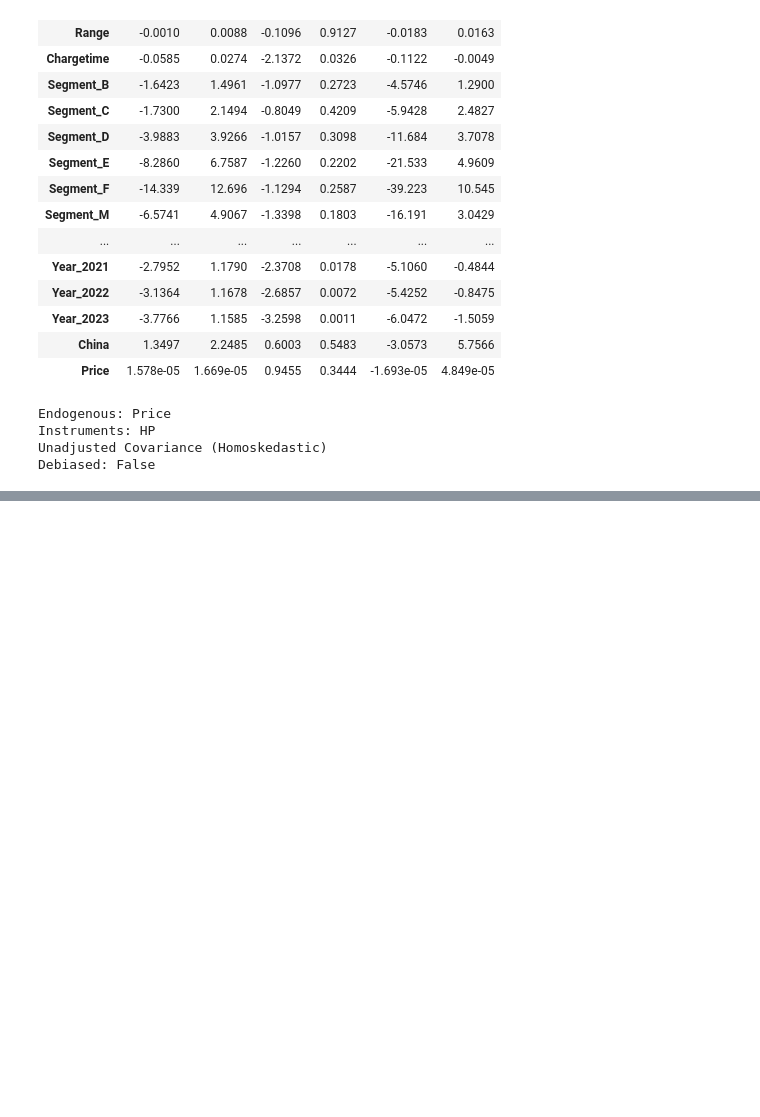
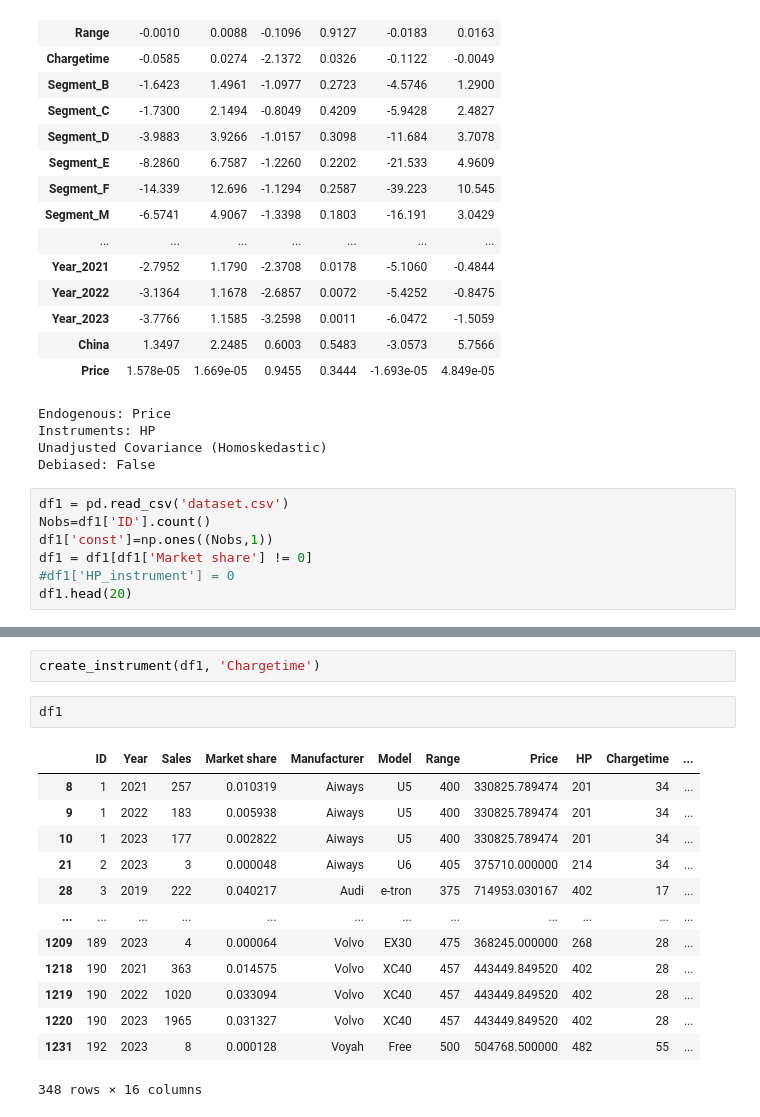
Before and after one commit to Mikkelbos/Bachelor, a Jupyter notebook: Logit IV.ipynb, the cells around one changed output, grey strips where cells are left out. Cells and saved outputs as stored; diff of their text form; blank space fills up the shorter version.

Commit message:
instrument generator
instrument generator

```diff
--- a/Logit IV.ipynb
+++ b/Logit IV.ipynb
@@ -90,3 +88,10 @@ Endogenous: Price
 Instruments: HP
 Unadjusted Covariance (Homoskedastic)
 Debiased: False
+# %%
+df1 = pd.read_csv('dataset.csv')
+Nobs=df1['ID'].count()
+df1['const']=np.ones((Nobs,1))
+df1 = df1[df1['Market share'] != 0]
+#df1['HP_instrument'] = 0
+df1.head(20)
@@ -92,0 +152,18 @@ Debiased: False
+# %%
+create_instrument(df1, 'Chargetime')
+# %%
+df1
+# %% [output]
+|  | ID | Year | Sales | Market share | Manufacturer | Model | Range | Price | HP | Chargetime | ... |
+| 8 | 1 | 2021 | 257 | 0.010319 | Aiways | U5 | 400 | 330825.789474 | 201 | 34 | ... |
+| 9 | 1 | 2022 | 183 | 0.005938 | Aiways | U5 | 400 | 330825.789474 | 201 | 34 | ... |
+| 10 | 1 | 2023 | 177 | 0.002822 | Aiways | U5 | 400 | 330825.789474 | 201 | 34 | ... |
+| 21 | 2 | 2023 | 3 | 0.000048 | Aiways | U6 | 405 | 375710.000000 | 214 | 34 | ... |
+| 28 | 3 | 2019 | 222 | 0.040217 | Audi | e-tron | 375 | 714953.030167 | 402 | 17 | ... |
+| ... | ... | ... | ... | ... | ... | ... | ... | ... | ... | ... | ... |
+| 1209 | 189 | 2023 | 4 | 0.000064 | Volvo | EX30 | 475 | 368245.000000 | 268 | 28 | ... |
+| 1218 | 190 | 2021 | 363 | 0.014575 | Volvo | XC40 | 457 | 443449.849520 | 402 | 28 | ... |
+| 1219 | 190 | 2022 | 1020 | 0.033094 | Volvo | XC40 | 457 | 443449.849520 | 402 | 28 | ... |
+| 1220 | 190 | 2023 | 1965 | 0.031327 | Volvo | XC40 | 457 | 443449.849520 | 402 | 28 | ... |
+| 1231 | 192 | 2023 | 8 | 0.000128 | Voyah | Free | 500 | 504768.500000 | 482 | 55 | ... |
+348 rows × 16 columns
```
Also changed, not shown: parts of 5 cells of this notebook, 2 other files.
